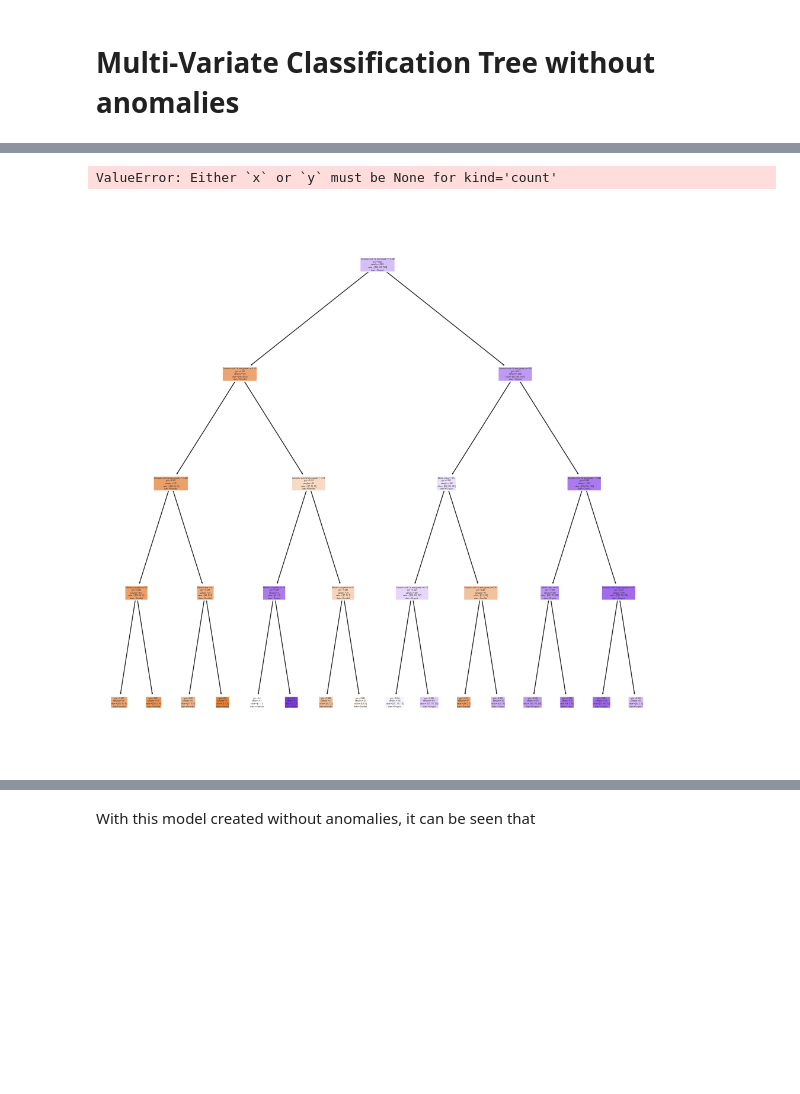
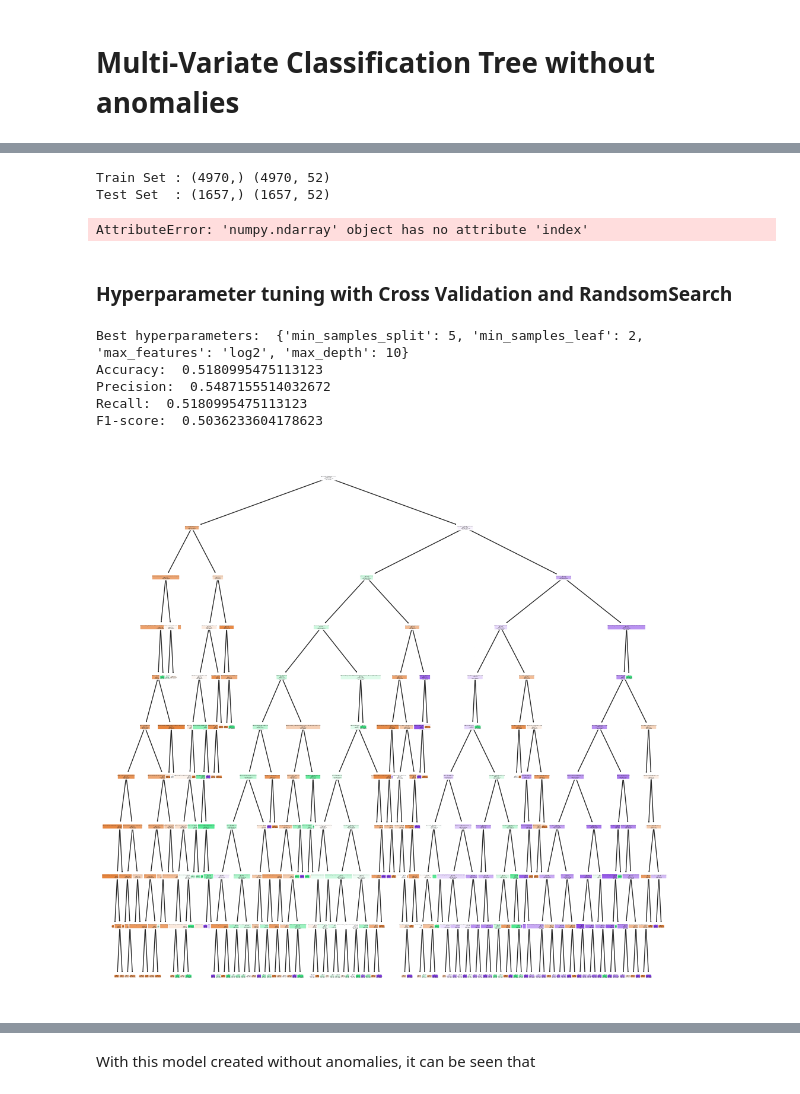
Before and after one commit to tersimdev/dropout-data-sci, a Jupyter notebook: Study on Student Academic Success.ipynb, the cells around one changed output, grey strips where cells are left out. Saved outputs shown, nothing was run; the diff lists cells and outputs as text; code cells hidden in the pictures; blank space fills up the shorter version.

```diff
--- a/Study on Student Academic Success.ipynb
+++ b/Study on Student Academic Success.ipynb
@@ -660,7 +670,7 @@ c_StudentD.head()
 | 4 | 2 | 12 | 1 | 3 | 0 | ... |
 5 rows × 35 columns
 # %%
-df_knn = c_StudentD[["Marital status","Mother's occupation","Father's occupation","Gender",
+df_knn = c_StudentD[["Marital status","Mother's occupation","Gender", "Father's occupation",
             "Curricular units 1st sem (grade)" , "Target"]].copy()
 # %% [markdown]
 ### Data Preparation (Balancing)
@@ -1152,0 +1110,11 @@ KeyError: "['Curricular units 1st sem (grade)'] not in index"
+# %%
+# Removing the anomalies using the Isolation Forest Model
+df_tree_anomaly_removed, df_tree_removed_ohe, pred = remove_anomaly_iforest(df_knn, 100, True)
+
+# Separating the y and x
+y_anom_tree = df_tree_anomaly_removed['Target'].values
+X_anom_tree = df_tree_removed_ohe
+
+# Scaling of Curricular units 1st sem (grade)
+scale = StandardScaler()
+X_anom_tree[["Curricular units 1st sem (grade)"]] = scale.fit_transform(X_anom_tree[["Curricular units 1st sem (grade)"]])
@@ -1153,31 +1131,73 @@ KeyError: "['Curricular units 1st sem (grade)'] not in index"
 # %%
 # Split the Dataset into Train and Test
-X_train_anom, X_test_anom, y_train_anom, y_test_anom = train_test_split(X_anom, y_anom, test_size = 0.25)
+X_train_anom, X_test_anom, y_train_anom, y_test_anom = train_test_split(X_anom_tree, y_anom_tree, test_size = 0.25)
 
 # Draw the distribution of Response
-sb.catplot(y_anom = "Target", data = y_train_anom, kind = "count")
+#sb.catplot(y_anom_tree = "Target", data = y_train_anom, kind = "count")
 
 # Check the sample sizes
 print("Train Set :", y_train_anom.shape, X_train_anom.shape)
 print("Test Set  :", y_test_anom.shape, X_test_anom.shape)
 # %% [output]
-ValueError: Either `x` or `y` must be None for kind='count'
+Train Set : (4970,) (4970, 52)
+Test Set  : (1657,) (1657, 52)
+# %%
+# Relationship between Response and the Predictors
+y_anom_tree_df = pd.DataFrame(y_anom_tree)
+X_anom_tree_df = pd.DataFrame(X_anom_tree)
+noOutlierDf = pd.concat([y_anom_tree_df,X_anom_tree_df], axis = 1).reindex(y_train.index)
+# %% [output]
+AttributeError: 'numpy.ndarray' object has no attribute 'index'
+# %% [markdown]
+### Hyperparameter tuning with Cross Validation and RandsomSearch
+# %%
+from sklearn.model_selection import RandomizedSearchCV
+from sklearn.metrics import accuracy_score, precision_score, recall_score, f1_score
+
+# Decision Tree using Train Data
+dectree = DecisionTreeClassifier()  # create the decision tree object
+
+# Define the hyperparameter search space
+param_dist = {
+    'max_depth': [3, 5, 10],
+    'min_samples_split': [2, 5, 10],
+    'min_samples_leaf': [1, 2, 4],
+    'max_features': ['sqrt', 'log2']
+}
+
+# Perform random search with cross-validation
+random_search = RandomizedSearchCV(dectree, param_distributions=param_dist, n_iter=20, cv=5, random_state=42)
+random_search.fit(X_train_anom, y_train_anom)
+
+# Print the best hyperparameters and the corresponding performance metrics
+print("Best hyperparameters: ", random_search.best_params_)
+y_pred = random_search.predict(X_test_anom)
+print("Accuracy: ", accuracy_score(y_test_anom, y_pred))
+print("Precision: ", precision_score(y_test_anom, y_pred,average='weighted'))
+print("Recall: ", recall_score(y_test_anom, y_pred, average='weighted'))
+print("F1-score: ", f1_score(y_test_anom, y_pred, average='weighted'))
+# %% [output]
+Best hyperparameters:  {'min_samples_split': 5, 'min_samples_leaf': 2, 'max_features': 'log2', 'max_depth': 10}
+Accuracy:  0.5180995475113123
+Precision:  0.5487155514032672
+Recall:  0.5180995475113123
+F1-score:  0.5036233604178623
 # %%
 # Decision Tree using Train Data
-dectree = DecisionTreeClassifier(max_depth = 4)  # create the decision tree object
+dectree = DecisionTreeClassifier(max_depth = 10)  # create the decision tree object
 dectree.fit(X_train_anom, y_train_anom)                    # train the decision tree model
 
 # Plot the trained Decision Tree
 f = plt.figure(figsize=(12,12))
 plot_tree(dectree, filled=True, rounded=True,
           feature_names=X_train_anom.columns,
           class_names=["Enrolled", "Graduate","Dropout"])
 
 # Predict Response corresponding to Predictors
 y_train_pred = dectree.predict(X_train_anom)
 y_test_pred = dectree.predict(X_test_anom)
 # %% [output]
-[figure, old version]
+[figure, new version]
 # %%
 # Check the Goodness of Fit (on Train Data)
 print("Goodness of Fit of Model \tTrain Dataset")
```
Also changed, not shown: parts of 42 cells of this notebook.
